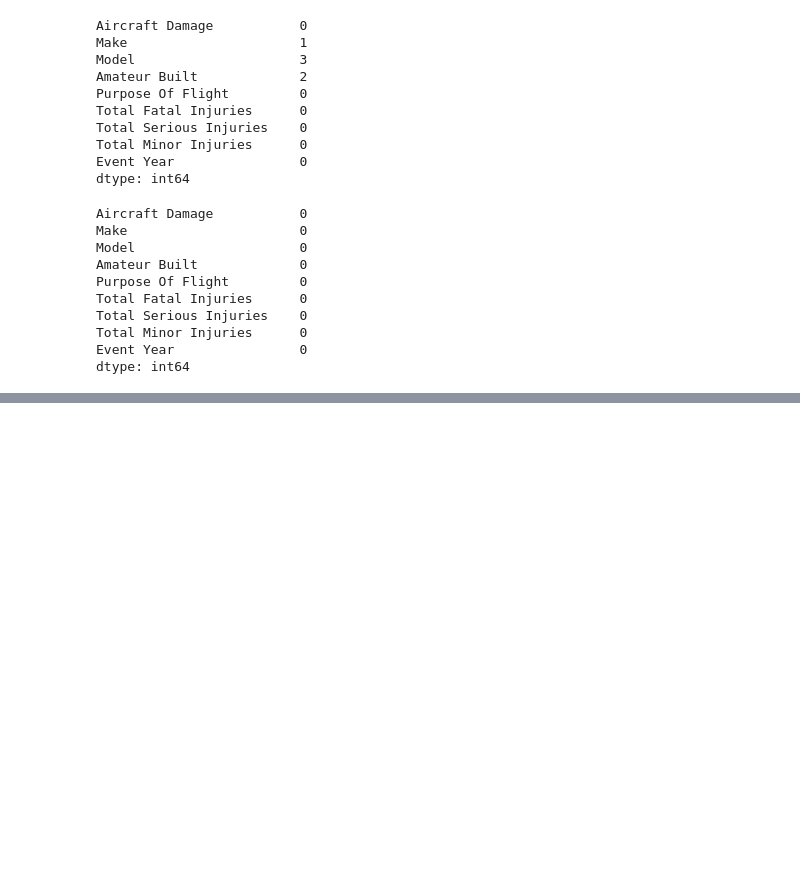
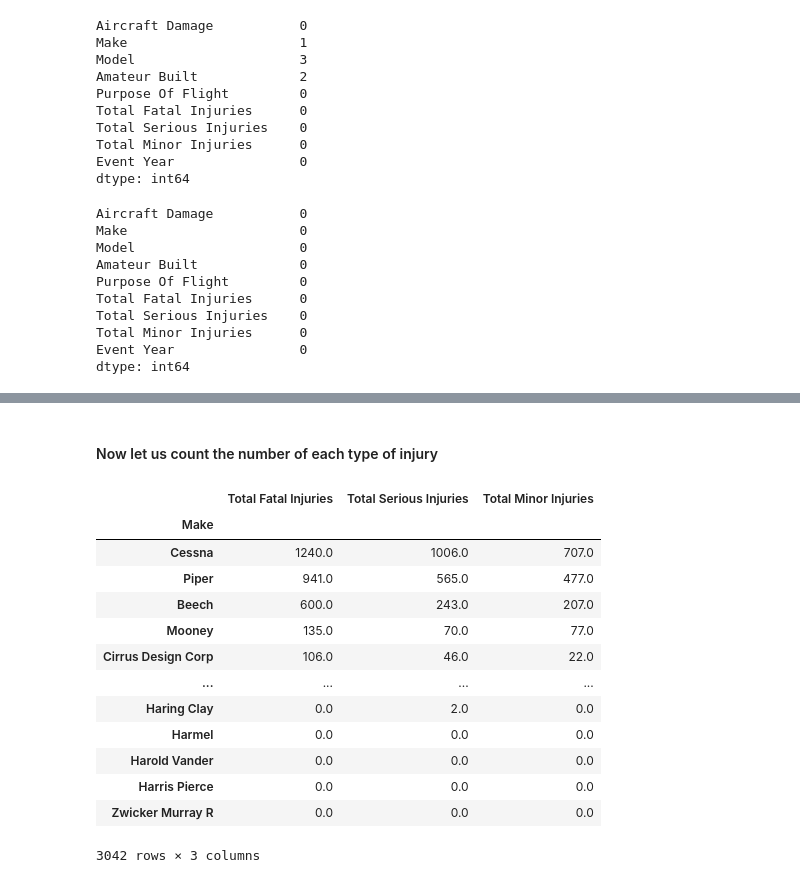
Before and after one commit to silver032/dsc-aviation_market_entry, a Jupyter notebook: aviation_market_entry_analysis.ipynb, the cells around one changed output, grey strips where cells are left out. Cells and saved outputs as stored; diff of their text form; code cells hidden in the pictures; blank space fills up the shorter version.

```diff
--- a/aviation_market_entry_analysis.ipynb
+++ b/aviation_market_entry_analysis.ipynb
@@ -371,0 +406,20 @@ ax.set_yticks(np.arange(0,3500,250));
+# %% [markdown]
+#### Now let us count the number of each type of injury
+# %%
+make2injuries = df.groupby('Make').sum().sort_values(by='Total Fatal Injuries',ascending=False)[['Total Fatal Injuries','Total Serious Injuries','Total Minor Injuries']]
+make2injuries
+# %% [output]
+|  | Total Fatal Injuries | Total Serious Injuries | Total Minor Injuries |
+| Make |  |  |  |
+| Cessna | 1240.0 | 1006.0 | 707.0 |
+| Piper | 941.0 | 565.0 | 477.0 |
+| Beech | 600.0 | 243.0 | 207.0 |
+| Mooney | 135.0 | 70.0 | 77.0 |
+| Cirrus Design Corp | 106.0 | 46.0 | 22.0 |
+| ... | ... | ... | ... |
+| Haring Clay | 0.0 | 2.0 | 0.0 |
+| Harmel | 0.0 | 0.0 | 0.0 |
+| Harold Vander | 0.0 | 0.0 | 0.0 |
+| Harris Pierce | 0.0 | 0.0 | 0.0 |
+| Zwicker Murray R | 0.0 | 0.0 | 0.0 |
+3042 rows × 3 columns
```
Also changed, not shown: parts of 8 cells of this notebook.
